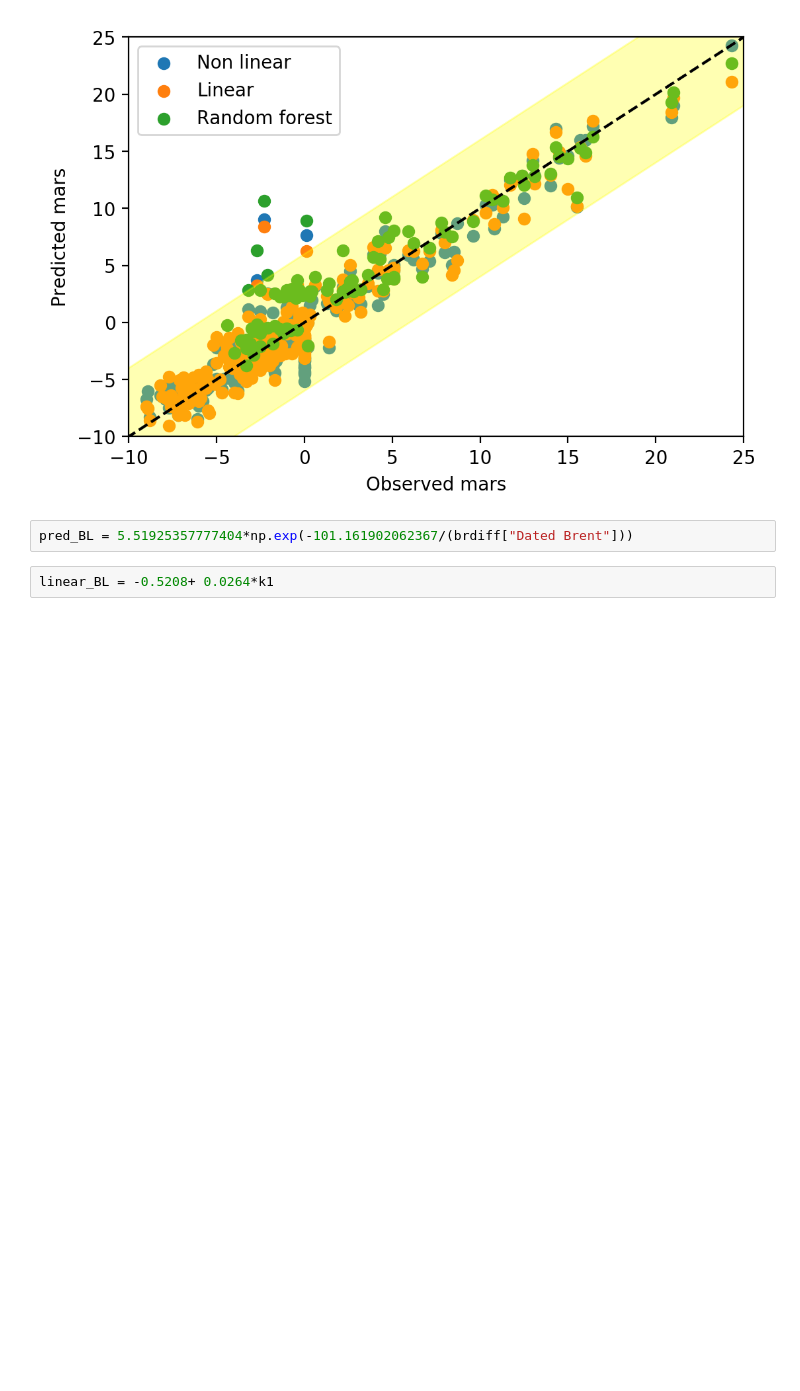
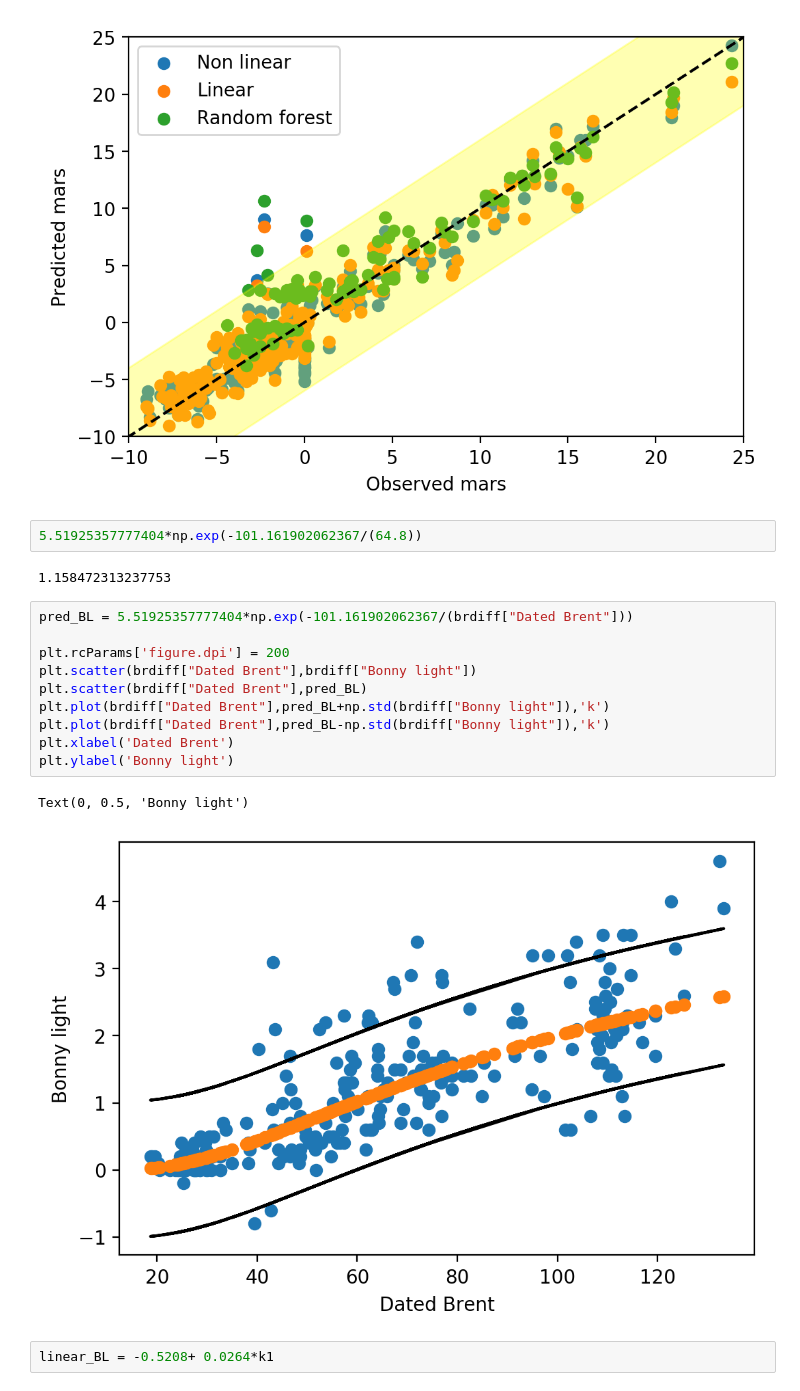
Before and after one commit to kaibawong/differential, a Jupyter notebook: random forest test.ipynb, the cells around one changed output. Saved outputs shown, nothing was run; the diff lists cells and outputs as text; blank space fills up the shorter version.

```diff
--- a/random forest test.ipynb
+++ b/random forest test.ipynb
@@ -140,7 +140,22 @@ plt.show()
 # %% [output]
 [figure]
 # %%
-pred_BL = 5.51925357777404*np.exp(-101.161902062367/(brdiff["Dated Brent"]))
+5.51925357777404*np.exp(-101.161902062367/(64.8))
+# %% [output]
+1.158472313237753
+# %%
+pred_BL = 5.51925357777404*np.exp(-101.161902062367/(brdiff["Dated Brent"]))
+
+plt.rcParams['figure.dpi'] = 200
+plt.scatter(brdiff["Dated Brent"],brdiff["Bonny light"])
+plt.scatter(brdiff["Dated Brent"],pred_BL)
+plt.plot(brdiff["Dated Brent"],pred_BL+np.std(brdiff["Bonny light"]),'k')
+plt.plot(brdiff["Dated Brent"],pred_BL-np.std(brdiff["Bonny light"]),'k')
+plt.xlabel('Dated Brent')
+plt.ylabel('Bonny light')
+# %% [output]
+Text(0, 0.5, 'Bonny light')
+[figure, added]
 # %%
 linear_BL = -0.5208+ 0.0264*k1
 # %%
```
Also changed, not shown: parts of 7 cells of this notebook, 4 other files.
